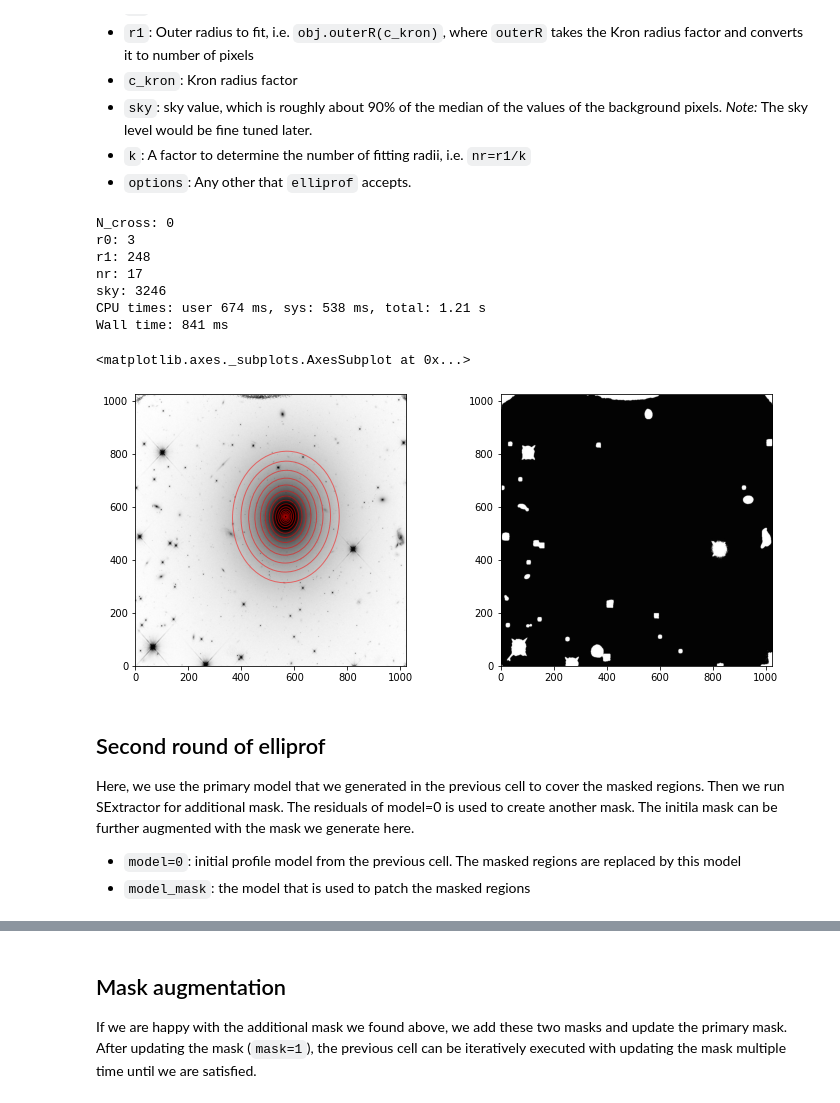
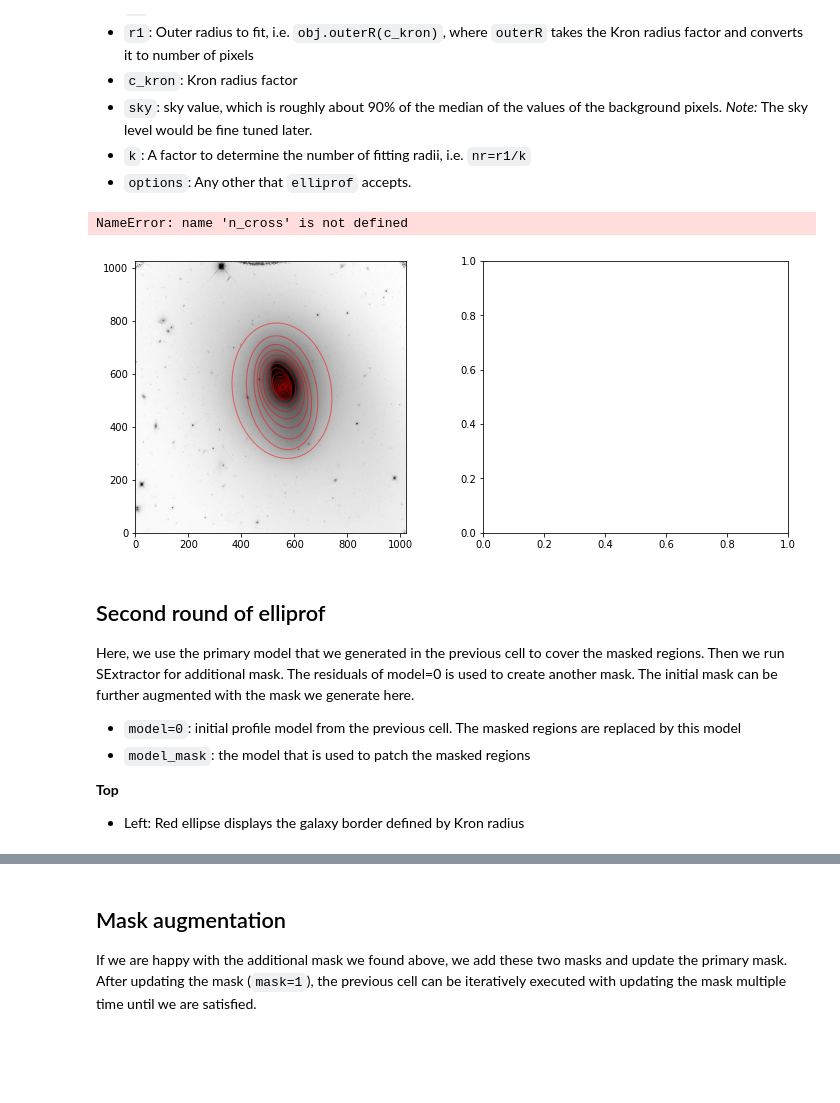
Before and after one commit to ekourkchi/old-SBF, a Jupyter notebook: User_Interface.ipynb, the cells around one changed output, grey strips where cells are left out. Drawn from its saved outputs; the diff is of its cells as text; code cells hidden in the pictures; blank space fills up the shorter version.

```diff
--- a/User_Interface.ipynb
+++ b/User_Interface.ipynb
@@ -111,7 +111,7 @@ def get_f(obj, r0, r1, nr):
 inFolder = '/media/Data/Home/PanStarrs/Jan/HI/augment/SBF/wfc3-16262/'
 # %%
 # obj = ellOBJ("n0679")
-obj = ellOBJ("u12517")
+# obj = ellOBJ("u12517")
 # obj = ellOBJ("n0439")
 
 
@@ -149,7 +149,7 @@ obj = ellOBJ("u12517")
 
 # obj = ellOBJ("n6768", inFolder=inFolder)
 
-# obj = ellOBJ("n6223", inFolder=inFolder)
+obj = ellOBJ("n6223", inFolder=inFolder)
 # %%
 obj.sky_med, obj.x0, obj.y0
 # %% [output]
@@ -210,48 +219,48 @@ The main goal is to generate very crude model.
 %%time
 
 fig, (ax1, ax2) = plt.subplots(1, 2, figsize=(12,5))
 
 
 r0 = 3              # pixel
 c_kron = 2.5     # Kron radius factor
 k = 15
 sky_factor = 0.9    # always less than one
 
 r1 = obj.outerR(c_kron)
 nr = int(np.round(r1/k))
 sky = int(sky_factor*obj.sky_med)
 
 ## input mask. Usually mask = 1 or any value chosen for the initial mask from the previous cell
 ## since we have not specify the model number, the generated model takes a value of `0`
 msg = obj.elliprof(r0, r1, nr=nr, sky=sky, niter=10, options="", mask=1)
 
 ## Calculating the number of crossing ellipses, the generated model = 0, from previous linen_cross = Xellipses(obj.list_ellipses(model=0))
 obj.tv(options="log", ax=ax1)
 obj.plot_ellipse(model=0, ax=ax1, alpha=0.5, linewidth=1, edgecolor='r', facecolor='none')
 
 print("N_cross: %d"%n_cross)   # No. of crossing ellipses
 print("r0: %d"%r0)
 print("r1: %d"%r1)
 print("nr: %d"%nr)
 print("sky: %d"%sky)
 
 obj.tv_mask(mask=1, ax=ax2)
+
+pngName = obj.objRoot+'/'+obj.name+'_basic_model.png'
+plt.savefig(pngName)
+print("fig. name: ", pngName)
 # %% [output]
-N_cross: 0
-r0: 3
-r1: 248
-nr: 17
-sky: 3246
-CPU times: user 674 ms, sys: 538 ms, total: 1.21 s
-Wall time: 841 ms
+NameError: name 'n_cross' is not defined
-<matplotlib.axes._subplots.AxesSubplot at 0x...>
-[figure, old version]
+[figure, new version]
 # %% [markdown]
 ## Second round of elliprof
 
 Here, we use the primary model that we generated in the previous cell to cover the masked regions.
-Then we run SExtractor for additional mask. The residuals of model=0 is used to create another mask. The initila mask can be further augmented with the mask we generate here.
+Then we run SExtractor for additional mask. The residuals of model=0 is used to create another mask. The initial mask can be further augmented with the mask we generate here.
 
 - `model=0`: initial profile model from the previous cell. The masked regions are replaced by this model
 - `model_mask`: the model that is used to patch the masked regions
+
+**Top**
+- Left: Red ellipse displays the galaxy border defined by Kron radius
 # %%
```
Also changed, not shown: parts of 29 cells of this notebook, 1 other file.
